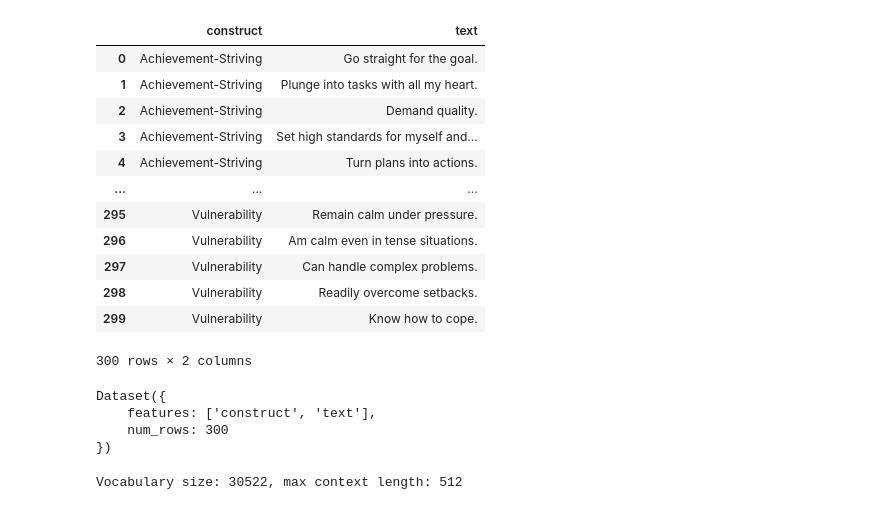
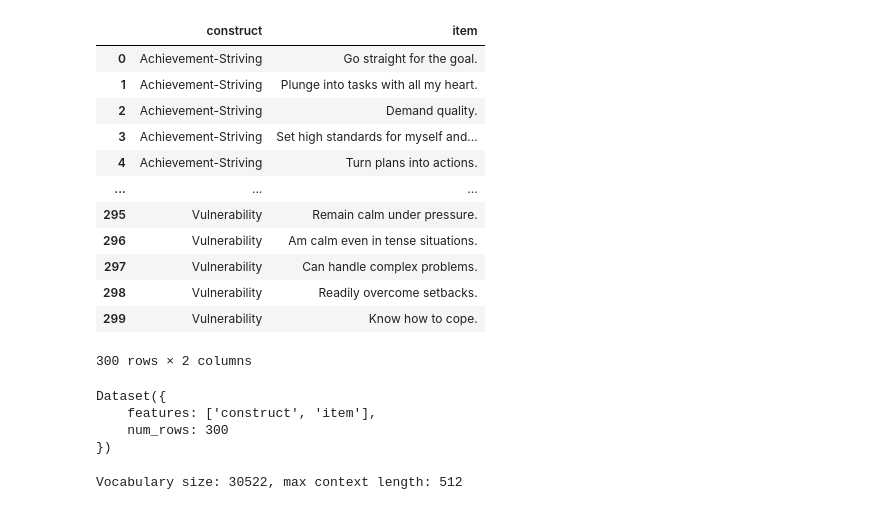
Before and after one commit to Zak-Hussain/LLM4BeSci, a Jupyter notebook: personality/personality.ipynb, the cells around one changed output. Cells and saved outputs as stored; diff of their text form; code cells hidden in the pictures.

```diff
--- a/personality/personality.ipynb
+++ b/personality/personality.ipynb
@@ -16,10 +16,10 @@ from datasets import Dataset
 from transformers import AutoTokenizer
 # %%
 # Loading data with pandas
-neo_items =  pd.read_csv('NEO_items.csv', usecols=['construct', 'text'])
+neo_items =  pd.read_csv('NEO_items.csv', usecols=['item', 'construct'])
 neo_items
 # %% [output]
-|  | construct | text |
+|  | construct | item |
 | 0 | Achievement-Striving | Go straight for the goal. |
 | 1 | Achievement-Striving | Plunge into tasks with all my heart. |
 | 2 | Achievement-Striving | Demand quality. |
@@ -38,7 +38,7 @@ dat = Dataset.from_pandas(neo_items)
 dat
 # %% [output]
 Dataset({
-    features: ['construct', 'text'],
+    features: ['construct', 'item'],
     num_rows: 300
 })
 # %%
```
Also changed, not shown: parts of 5 cells of this notebook.
